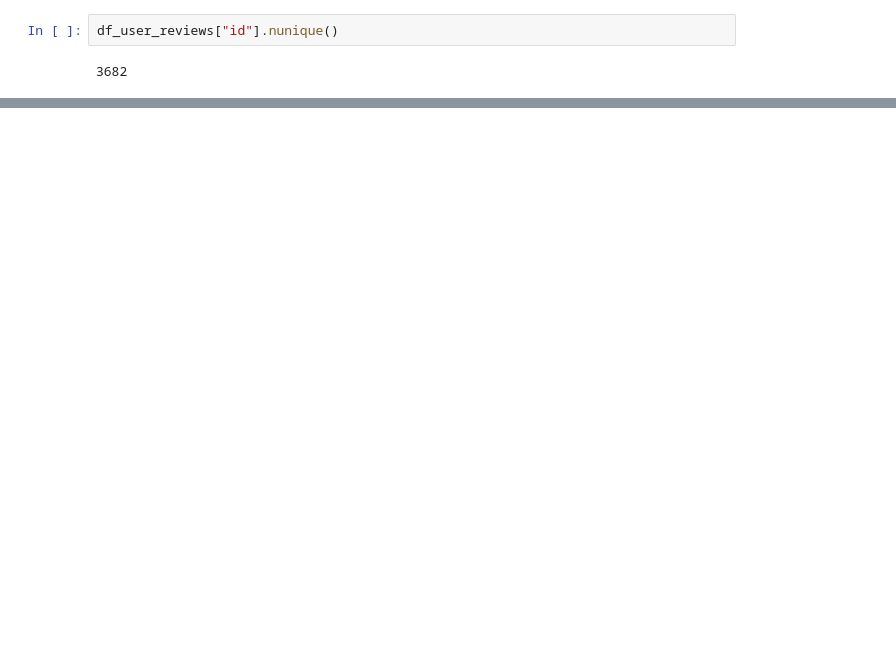
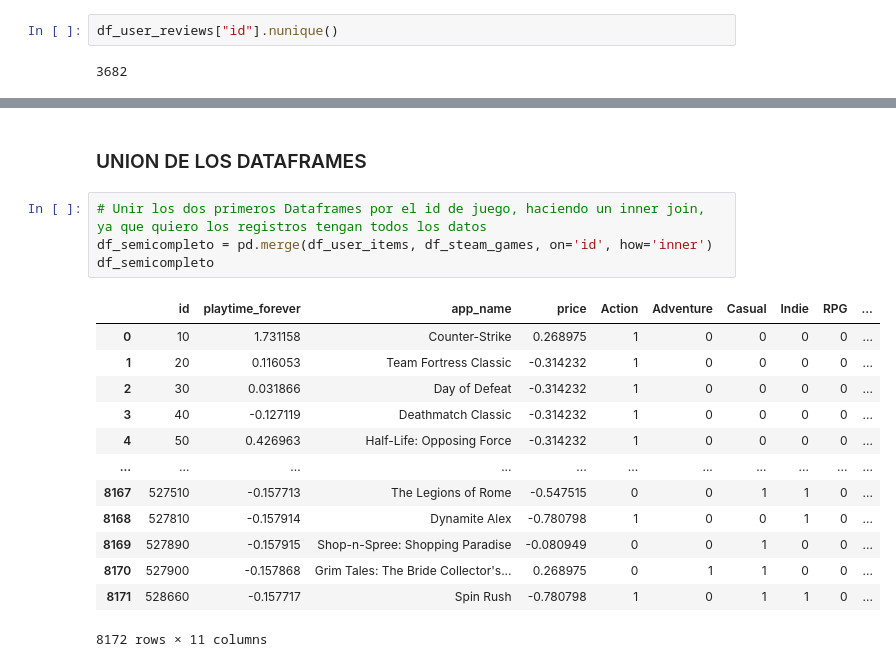
Before and after one commit to chelo1003/Henry_PI1_Steam, a Jupyter notebook: ML/ML_item-item.ipynb, the cells around one changed output, grey strips where cells are left out. Cells and saved outputs as stored; diff of their text form; blank space fills up the shorter version.

```diff
--- a/ML/ML_item-item.ipynb
+++ b/ML/ML_item-item.ipynb
@@ -373,0 +432,20 @@ sentiment: Esta variable podría tratarse como categórica ordinal, ya que sus v
+# %% [markdown]
+### UNION DE LOS DATAFRAMES
+# %%
+# Unir los dos primeros Dataframes por el id de juego, haciendo un inner join, ya que quiero los registros tengan todos los datos
+df_semicompleto = pd.merge(df_user_items, df_steam_games, on='id', how='inner')
+df_semicompleto
+# %% [output]
+|  | id | playtime_forever | app_name | price | Action | Adventure | Casual | Indie | RPG | ... |
+| 0 | 10 | 1.731158 | Counter-Strike | 0.268975 | 1 | 0 | 0 | 0 | 0 | ... |
+| 1 | 20 | 0.116053 | Team Fortress Classic | -0.314232 | 1 | 0 | 0 | 0 | 0 | ... |
+| 2 | 30 | 0.031866 | Day of Defeat | -0.314232 | 1 | 0 | 0 | 0 | 0 | ... |
+| 3 | 40 | -0.127119 | Deathmatch Classic | -0.314232 | 1 | 0 | 0 | 0 | 0 | ... |
+| 4 | 50 | 0.426963 | Half-Life: Opposing Force | -0.314232 | 1 | 0 | 0 | 0 | 0 | ... |
+| ... | ... | ... | ... | ... | ... | ... | ... | ... | ... | ... |
+| 8167 | 527510 | -0.157713 | The Legions of Rome | -0.547515 | 0 | 0 | 1 | 1 | 0 | ... |
+| 8168 | 527810 | -0.157914 | Dynamite Alex | -0.780798 | 1 | 0 | 0 | 1 | 0 | ... |
+| 8169 | 527890 | -0.157915 | Shop-n-Spree: Shopping Paradise | -0.080949 | 0 | 0 | 1 | 0 | 0 | ... |
+| 8170 | 527900 | -0.157868 | Grim Tales: The Bride Collector's... | 0.268975 | 0 | 1 | 1 | 0 | 0 | ... |
+| 8171 | 528660 | -0.157717 | Spin Rush | -0.780798 | 1 | 0 | 1 | 1 | 0 | ... |
+8172 rows × 11 columns
```
Also changed, not shown: parts of 35 cells of this notebook, 2 other files.
